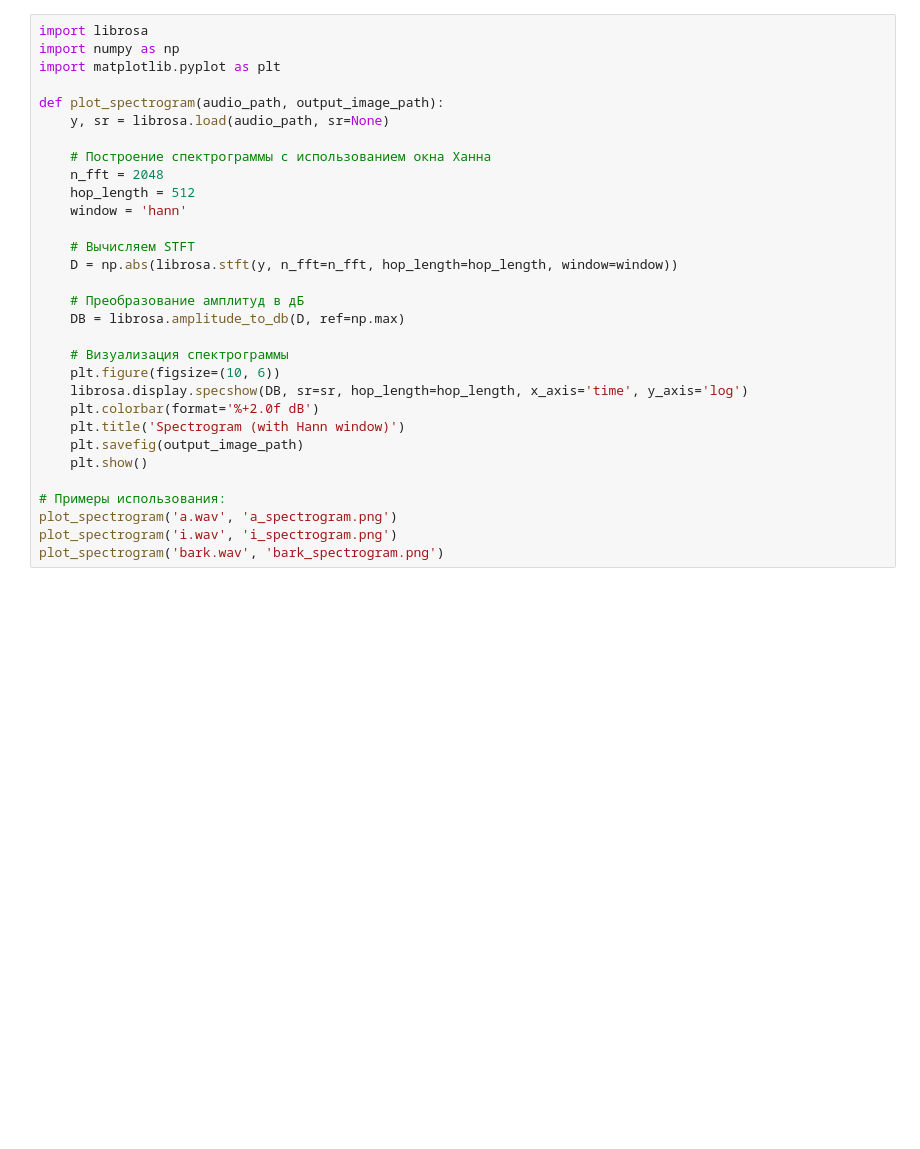
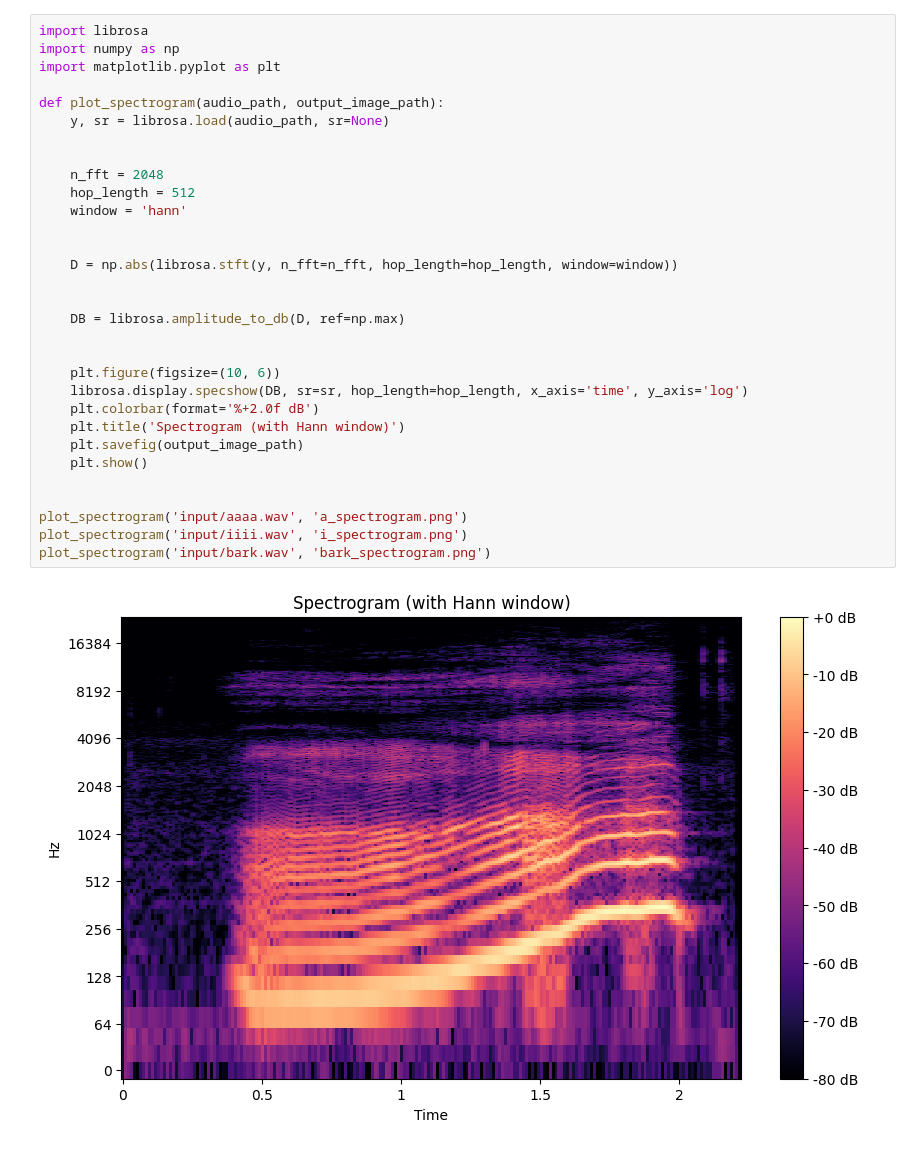
Before and after one commit to Chelilack/StarodubtsevAA_B21-524, a Jupyter notebook: 10sem/10.ipynb, the cells around one changed output. Saved outputs shown, nothing was run; the diff lists cells and outputs as text; blank space fills up the shorter version.

```diff
--- a/10sem/10.ipynb
+++ b/10sem/10.ipynb
@@ -1,31 +1,33 @@
 # %%
 import librosa
 import numpy as np
 import matplotlib.pyplot as plt
 
 def plot_spectrogram(audio_path, output_image_path):
     y, sr = librosa.load(audio_path, sr=None)
 
-    # Построение спектрограммы с использованием окна Ханна
+
     n_fft = 2048
     hop_length = 512
     window = 'hann'
 
-    # Вычисляем STFT
+
     D = np.abs(librosa.stft(y, n_fft=n_fft, hop_length=hop_length, window=window))
 
-    # Преобразование амплитуд в дБ
+
     DB = librosa.amplitude_to_db(D, ref=np.max)
 
-    # Визуализация спектрограммы
+
     plt.figure(figsize=(10, 6))
     librosa.display.specshow(DB, sr=sr, hop_length=hop_length, x_axis='time', y_axis='log')
     plt.colorbar(format='%+2.0f dB')
     plt.title('Spectrogram (with Hann window)')
     plt.savefig(output_image_path)
     plt.show()
 
-# Примеры использования:
-plot_spectrogram('a.wav', 'a_spectrogram.png')
-plot_spectrogram('i.wav', 'i_spectrogram.png')
-plot_spectrogram('bark.wav', 'bark_spectrogram.png')
+
+plot_spectrogram('input/aaaa.wav', 'a_spectrogram.png')
+plot_spectrogram('input/iiii.wav', 'i_spectrogram.png')
+plot_spectrogram('input/bark.wav', 'bark_spectrogram.png')
+# %% [output]
+[figure, added]
```
Also changed, not shown: parts of 4 cells of this notebook, 6 other files.
